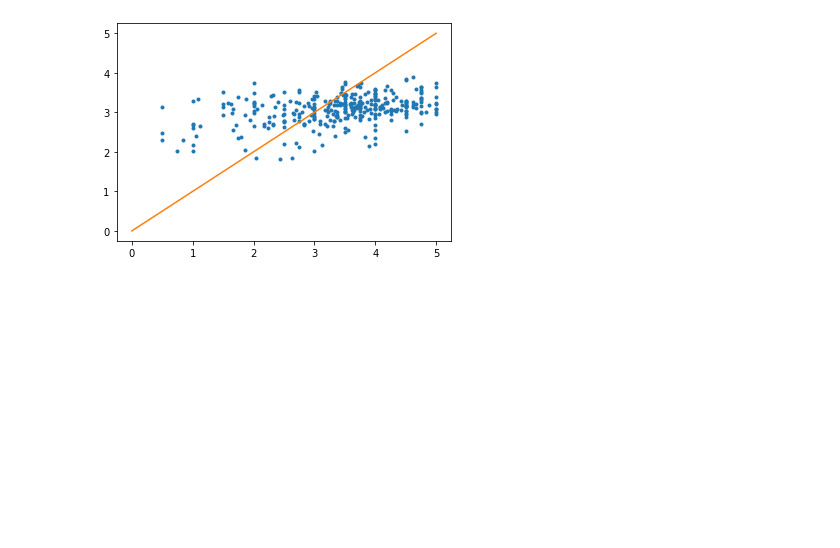
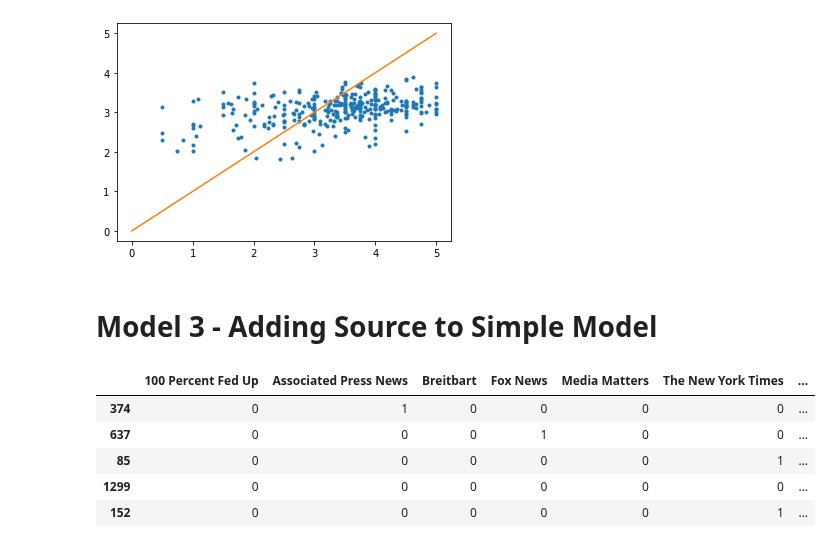
Before and after one commit to fagan2888/tweet-url-relationships, a Jupyter notebook: notebooks/DNN BiLSTM - Colab Muf.ipynb, the cells around one changed output. Cells and saved outputs as stored; diff of their text form; code cells hidden in the pictures; blank space fills up the shorter version.

```diff
--- a/notebooks/DNN BiLSTM - Colab Muf.ipynb
+++ b/notebooks/DNN BiLSTM - Colab Muf.ipynb
@@ -89,6 +90,7 @@ articles_test.csv.1 100%[===================>]   1.44M  --.-KB/s    in 0.05s
 # %%
 data_train = pd.read_csv("articles_train.csv")
 data_test = pd.read_csv("articles_test.csv")
+data_topics = pd.read_csv("article_topics_6.csv")
 # %%
 data_train.head()
 # %% [output]
@@ -137,7 +158,8 @@ source_train.shape
 # %% [markdown]
 ### Split train and val
 # %%
-X_train, X_val, y_train_t, y_val, source_train_t, source_val = train_test_split(clean_body_train, y_train, source_train, test_size=0.15, shuffle=True, random_state=3)
+X_train, X_val, y_train_t, y_val, source_train_t, source_val, topic_train_t, topic_val = train_test_split(clean_body_train, y_train, source_train, topic_train,
+                                                                                                          test_size=0.15, shuffle=True, random_state=3)
 # %%
 y_train_std = np.array(list(y_train_t))
 y_val_std = np.array(list(y_val))
@@ -598,3 +574,14 @@ plt.plot(x, x)
 plt.show()
 # %% [output]
 [figure]
+# %% [markdown]
+# Model 3 - Adding Source to Simple Model
+# %%
+source_train_t.head()
+# %% [output]
+|  | 100 Percent Fed Up | Associated Press News | Breitbart | Fox News | Media Matters | The New York Times | ... |
+| 374 | 0 | 1 | 0 | 0 | 0 | 0 | ... |
+| 637 | 0 | 0 | 0 | 1 | 0 | 0 | ... |
+| 85 | 0 | 0 | 0 | 0 | 0 | 1 | ... |
+| 1299 | 0 | 0 | 0 | 0 | 0 | 0 | ... |
+| 152 | 0 | 0 | 0 | 0 | 0 | 1 | ... |
```
Also changed, not shown: parts of 27 cells of this notebook.
